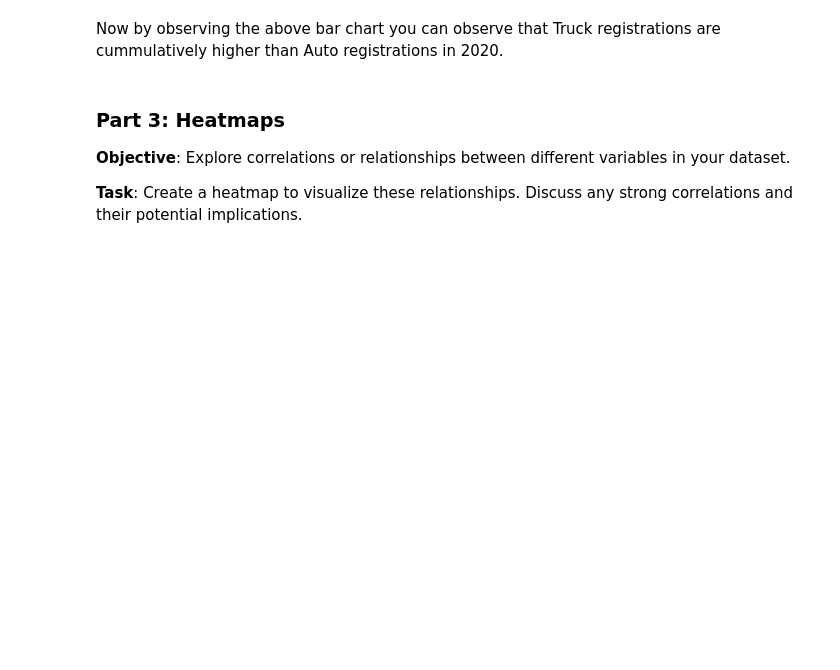
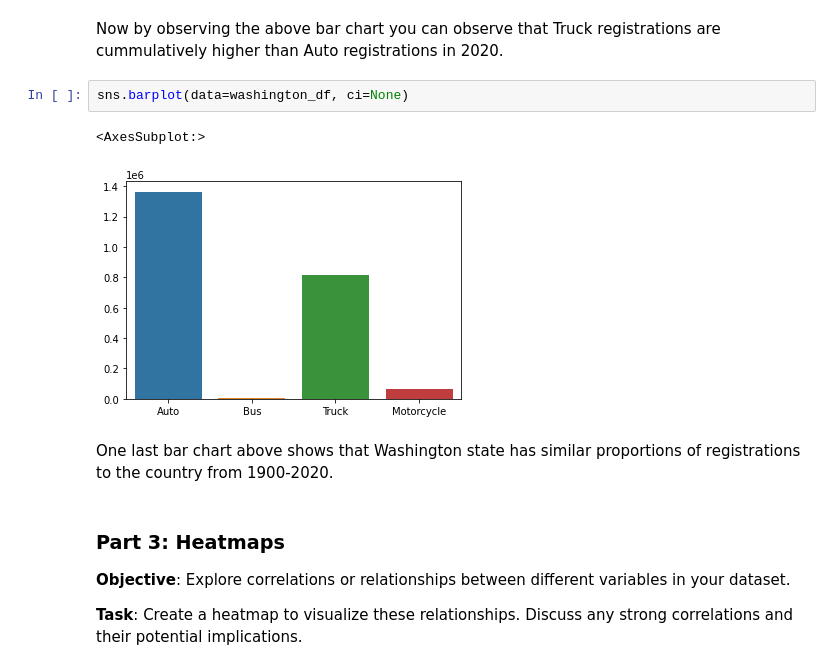
Before and after one commit to brinkbrink/AD_450, a Jupyter notebook: DataVisualization.ipynb, the cells around one changed output. Drawn from its saved outputs; the diff is of its cells as text; blank space fills up the shorter version.

```diff
--- a/DataVisualization.ipynb
+++ b/DataVisualization.ipynb
@@ -404,6 +406,13 @@ sns.barplot(data=df2020, x="index", y="Registrations", ci=None)
 [figure]
 # %% [markdown]
 Now by observing the above bar chart you can observe that Truck registrations are cummulatively higher than Auto registrations in 2020.
+# %%
+sns.barplot(data=washington_df, ci=None)
+# %% [output]
+<AxesSubplot:>
+[figure, added]
+# %% [markdown]
+One last bar chart above shows that Washington state has similar proportions of registrations to the country from 1900-2020.
 # %% [markdown]
 ### Part 3: Heatmaps
 **Objective**: Explore correlations or relationships between different variables in your dataset.
```
Also changed, not shown: parts of 8 cells of this notebook.
